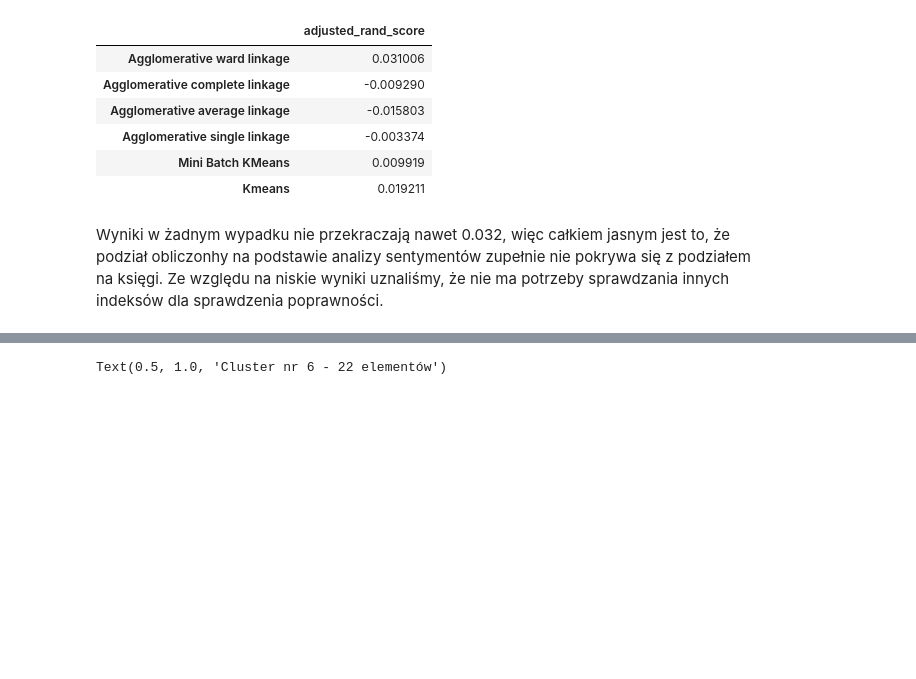
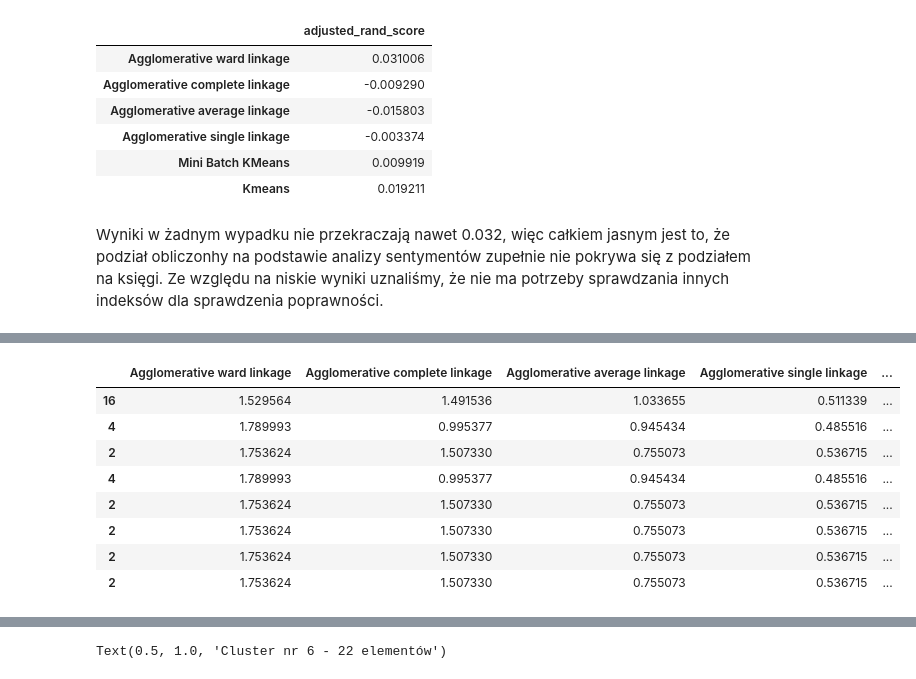
Before and after one commit to p-przybylek/2020L-WUM, a Jupyter notebook: Projekty/Projekt2/Grupa3/StaronSzypulaUrbala/RAPORT.ipynb, the cells around one changed output, grey strips where cells are left out. Saved outputs shown, nothing was run; the diff lists cells and outputs as text; code cells hidden in the pictures; blank space fills up the shorter version.

```diff
--- a/Projekty/Projekt2/Grupa3/StaronSzypulaUrbala/RAPORT.ipynb
+++ b/Projekty/Projekt2/Grupa3/StaronSzypulaUrbala/RAPORT.ipynb
@@ -1111 +1102,14 @@ idb_scores.loc[idb_scores.idxmax()]
+# %%
+# i-db jest odwrotnie - im mniej, tym lepiej
+idb_scores.loc[idb_scores.idxmin()]
+# %% [output]
+|  | Agglomerative ward linkage | Agglomerative complete linkage | Agglomerative average linkage | Agglomerative single linkage | ... |
+| 16 | 1.529564 | 1.491536 | 1.033655 | 0.511339 | ... |
+| 4 | 1.789993 | 0.995377 | 0.945434 | 0.485516 | ... |
+| 2 | 1.753624 | 1.507330 | 0.755073 | 0.536715 | ... |
+| 4 | 1.789993 | 0.995377 | 0.945434 | 0.485516 | ... |
+| 2 | 1.753624 | 1.507330 | 0.755073 | 0.536715 | ... |
+| 2 | 1.753624 | 1.507330 | 0.755073 | 0.536715 | ... |
+| 2 | 1.753624 | 1.507330 | 0.755073 | 0.536715 | ... |
+| 2 | 1.753624 | 1.507330 | 0.755073 | 0.536715 | ... |
 # %% [markdown]
```
Also changed, not shown: parts of 13 cells of this notebook.
